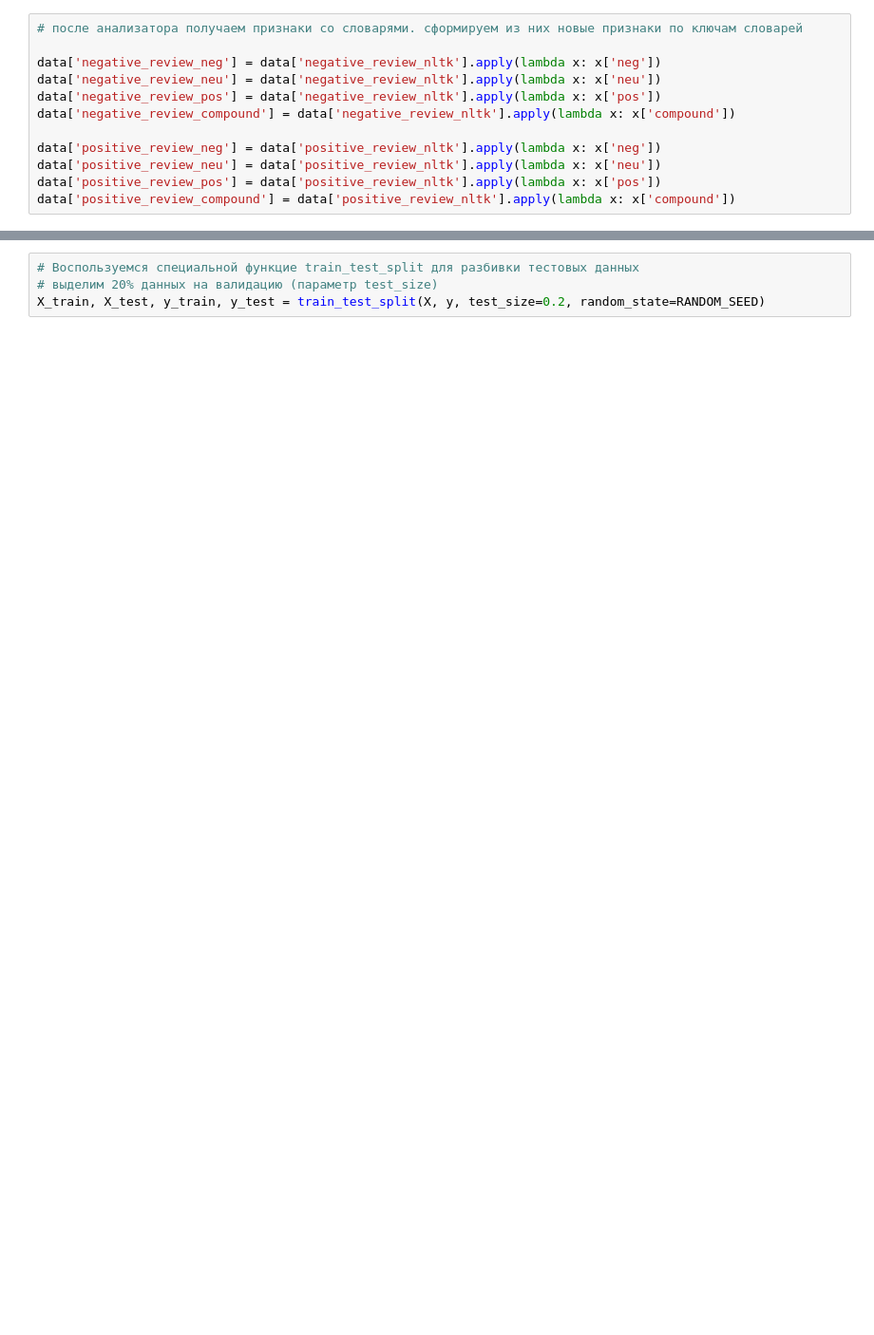
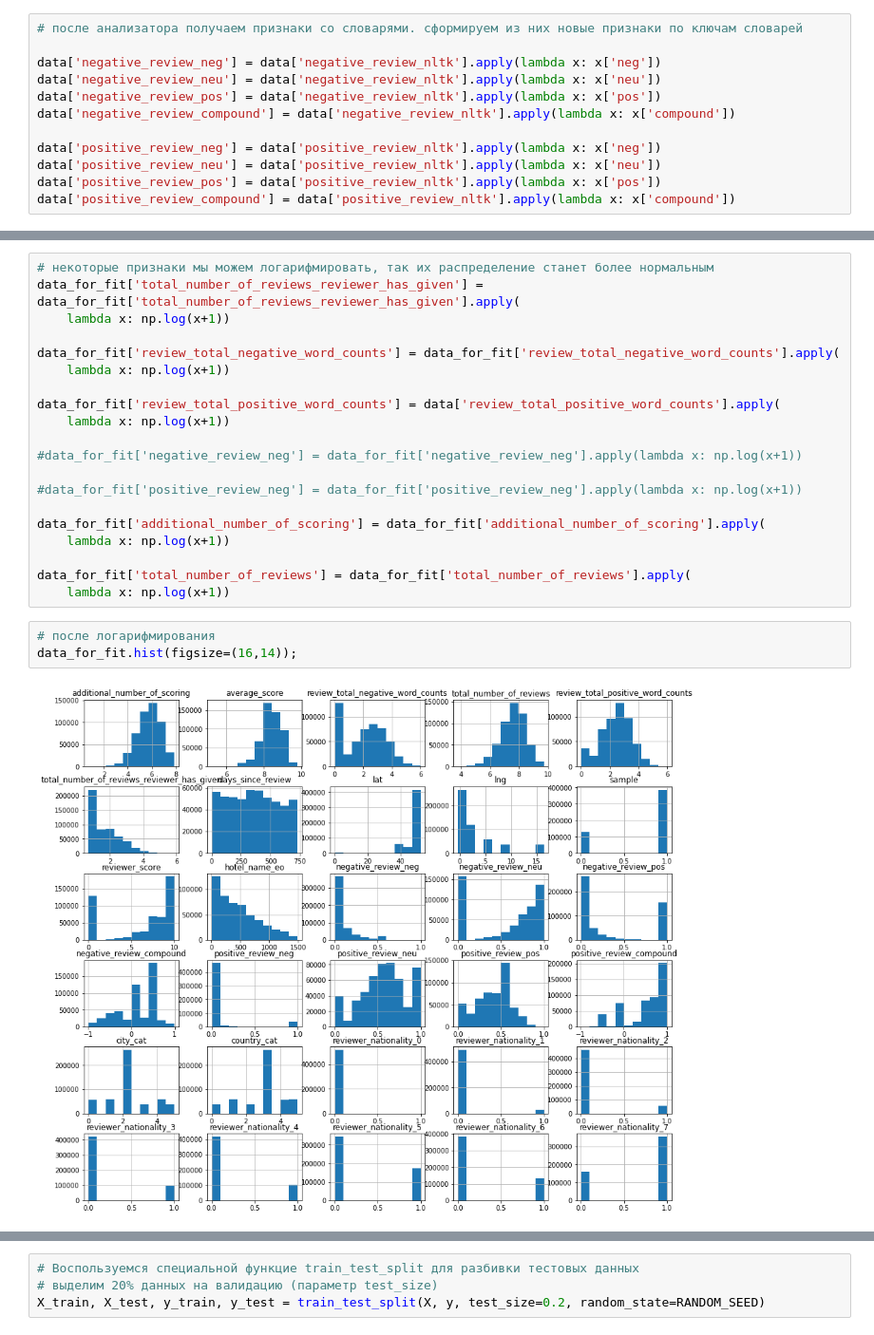
Before and after one commit to sudakovairina/project3_hotels, a Jupyter notebook: project3-hotels-sio.ipynb, the cells around one changed output, grey strips where cells are left out. Shown at 95% size. Cells and saved outputs as stored; diff of their text form; blank space fills up the shorter version.

```diff
--- a/project3-hotels-sio.ipynb
+++ b/project3-hotels-sio.ipynb
@@ -395,0 +496,25 @@ X = train_data.drop(['reviewer_score'], axis=1)
+# %%
+# некоторые признаки мы можем логарифмировать, так их распределение станет более нормальным
+data_for_fit['total_number_of_reviews_reviewer_has_given'] = data_for_fit['total_number_of_reviews_reviewer_has_given'].apply(
+    lambda x: np.log(x+1))
+
+data_for_fit['review_total_negative_word_counts'] = data_for_fit['review_total_negative_word_counts'].apply(
+    lambda x: np.log(x+1))
+
+data_for_fit['review_total_positive_word_counts'] = data['review_total_positive_word_counts'].apply(
+    lambda x: np.log(x+1))
+
+#data_for_fit['negative_review_neg'] = data_for_fit['negative_review_neg'].apply(lambda x: np.log(x+1))
+
+#data_for_fit['positive_review_neg'] = data_for_fit['positive_review_neg'].apply(lambda x: np.log(x+1))
+
+data_for_fit['additional_number_of_scoring'] = data_for_fit['additional_number_of_scoring'].apply(
+    lambda x: np.log(x+1))
+
+data_for_fit['total_number_of_reviews'] = data_for_fit['total_number_of_reviews'].apply(
+    lambda x: np.log(x+1))
+# %%
+# после логарифмирования
+data_for_fit.hist(figsize=(16,14));
+# %% [output]
+[figure, added]
```
Also changed, not shown: parts of 97 cells of this notebook.
